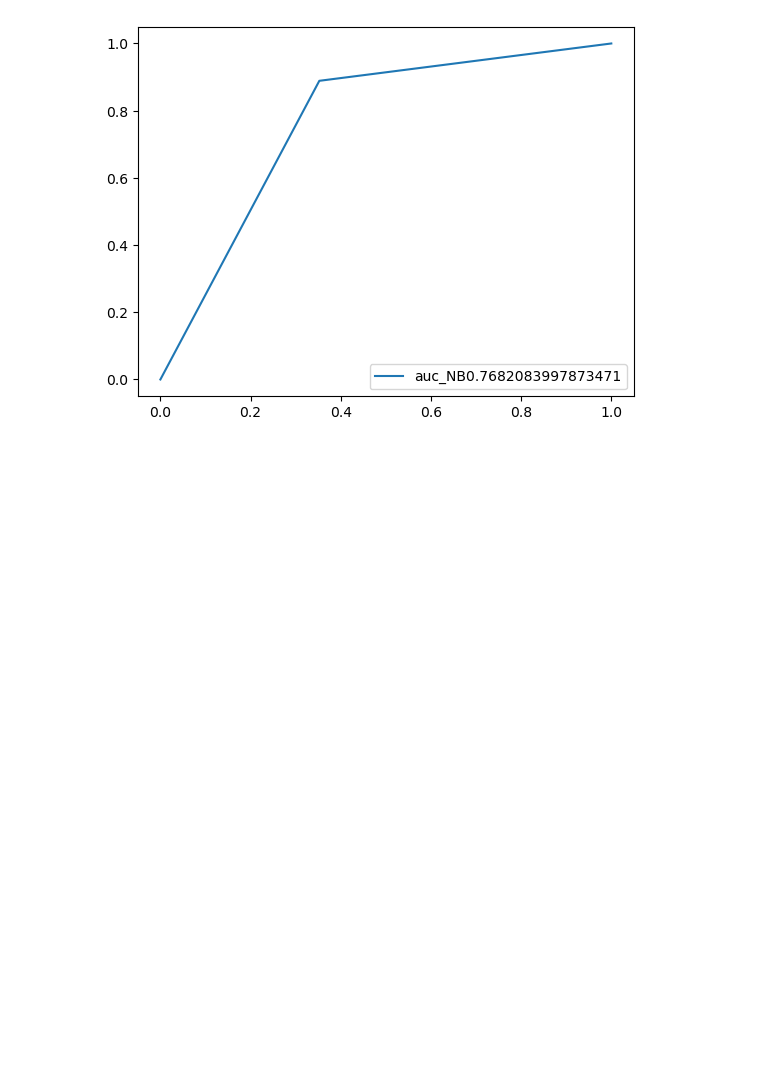
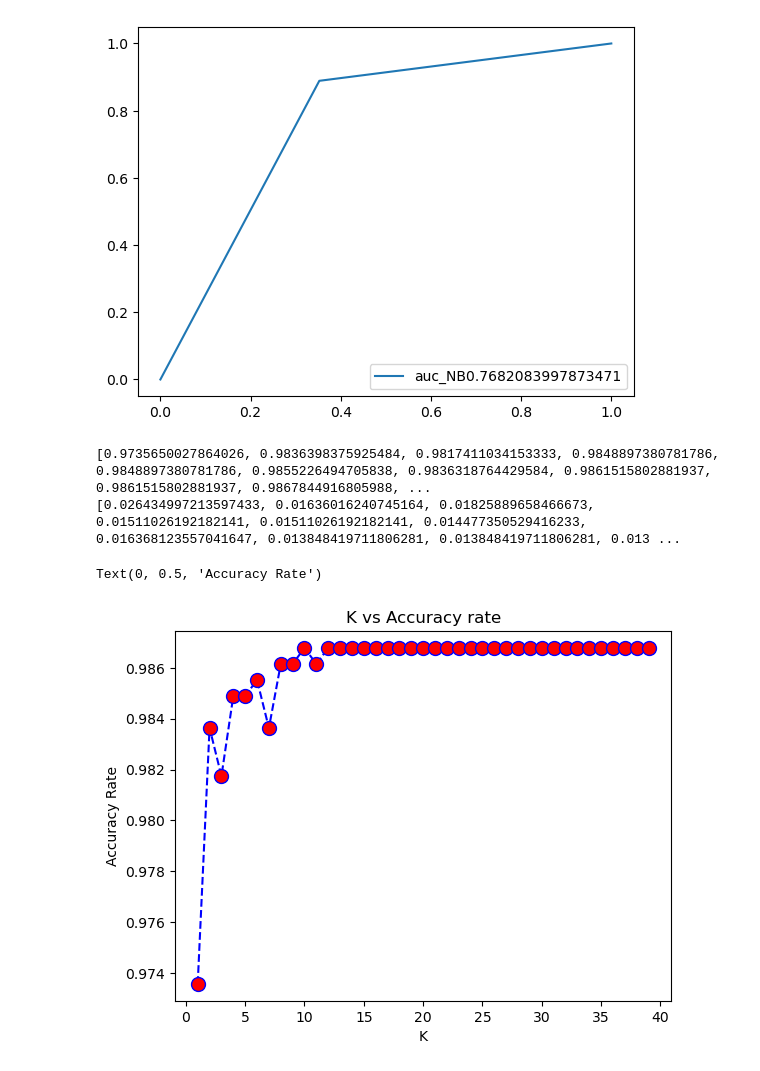
Before and after one commit to TirumaniSrilakshmi/YourCabs-ML-project, a Jupyter notebook: travelType1.ipynb, the cells around one changed output. Cells and saved outputs as stored; diff of their text form; code cells hidden in the pictures; blank space fills up the shorter version.

```diff
--- a/travelType1.ipynb
+++ b/travelType1.ipynb
@@ -899,3 +899,31 @@ plt.legend(loc = 4)
 plt.show()
 # %% [output]
 [figure]
+# %%
+# KNN Model
+accuracy_rate = []
+error_rate = []
+
+for i in range(1,40):
+    knn = KNeighborsClassifier(n_neighbors =i)
+    score = cross_val_score(knn,X,y,cv= 10)
+    accuracy_rate.append(score.mean())
+
+for j in range(1,40):
+    knn = KNeighborsClassifier(n_neighbors = j)
+    score = cross_val_score(knn,X,y,cv =10)
+    error_rate.append(1-score.mean())
+
+print(accuracy_rate)
+print(error_rate)
+# %% [output]
+[0.9735650027864026, 0.9836398375925484, 0.9817411034153333, 0.9848897380781786, 0.9848897380781786, 0.9855226494705838, 0.9836318764429584, 0.9861515802881937, 0.9861515802881937, 0.9867844916805988, ...
+[0.026434997213597433, 0.01636016240745164, 0.01825889658466673, 0.01511026192182141, 0.01511026192182141, 0.014477350529416233, 0.016368123557041647, 0.013848419711806281, 0.013848419711806281, 0.013 ...
+# %%
+plt.plot(range(1,40),accuracy_rate,color='Blue',linestyle = 'dashed',marker = 'o',markerfacecolor = 'red',markersize = 10 )
+plt.title("K vs Accuracy rate")
+plt.xlabel("K")
+plt.ylabel("Accuracy Rate")
+# %% [output]
+Text(0, 0.5, 'Accuracy Rate')
+[figure, added]
```
Also changed, not shown: parts of 12 cells of this notebook, 2 other files.
